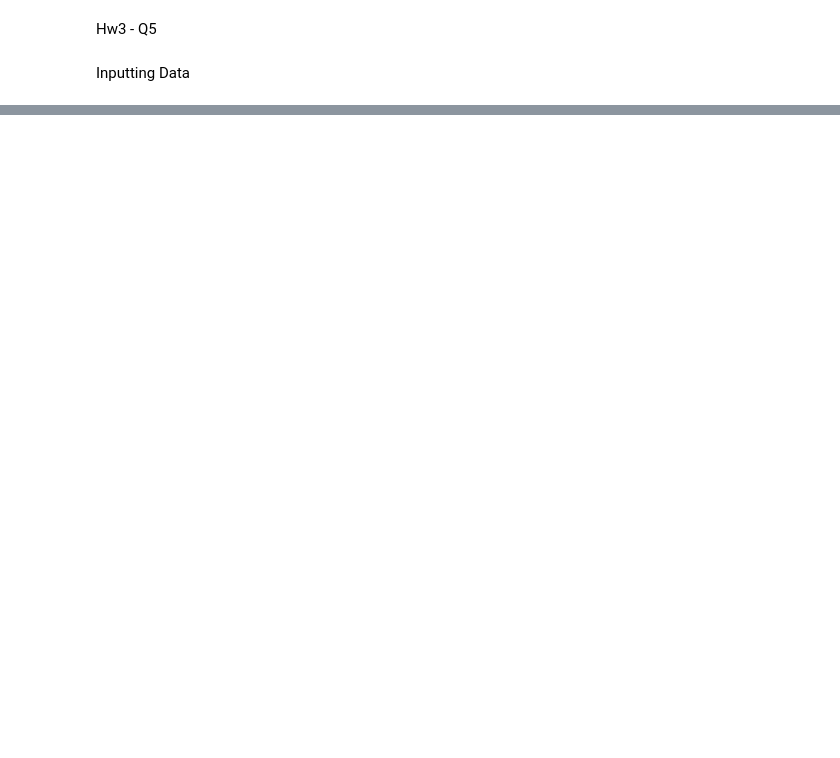
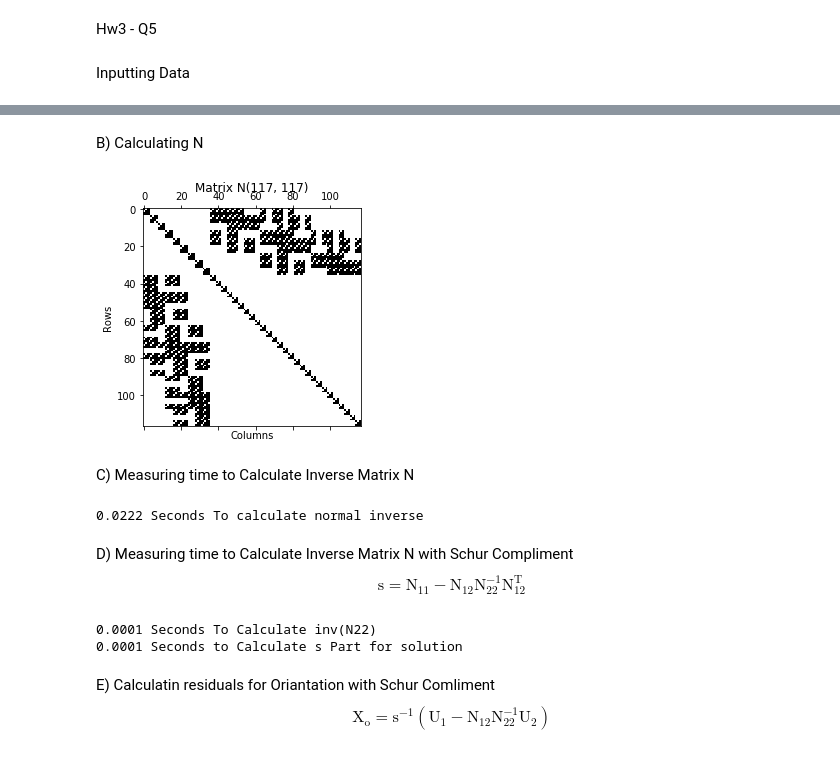
Before and after one commit to WOKNz/Photogrametry-HW3-Q5, a Jupyter notebook: Q5.ipynb, the cells around one changed output, grey strips where cells are left out. Drawn from its saved outputs; the diff is of its cells as text; code cells hidden in the pictures; blank space fills up the shorter version.

```diff
--- a/Q5.ipynb
+++ b/Q5.ipynb
@@ -53,0 +220,52 @@ Approximate External Rotation for each picture
+# %% [markdown]
+B) Calculating N
+# %%
+N = np.dot(A.T,A)
+fig3 = pyplot.spy(N)
+pyplot.title('Matrix N'+str(N.shape))
+pyplot.xlabel('Columns')
+pyplot.ylabel('Rows')
+fig3.autoscale()
+pyplot.savefig('Nmat.png', dpi=600)
+# %% [output]
+[figure, added]
+# %% [markdown]
+C) Measuring time to Calculate Inverse Matrix N
+# %%
+import datetime
+start = datetime.datetime.now()
+N_inv = np.linalg.inv(N)
+end = datetime.datetime.now()
+delta_t = end-start
+print(np.round(delta_t.microseconds*0.0000001,4),'Seconds To calculate normal inverse')
+# %% [output]
+0.0222 Seconds To calculate normal inverse
+# %% [markdown]
+D) Measuring time to Calculate Inverse Matrix N with Schur Compliment
+$$\text{s}=\text{N}_{11}-\text{N}_{12}\text{N}_{22}^{-1}\text{N}_{12}^{\text{T}}$$
+# %%
+N11 = N[:36,:36]
+N22 = N[36:,36:]
+N12 = N[:36,36:]
+N21 = N[36:,:36]
+
+start = datetime.datetime.now()
+N22_inv = np.linalg.inv(N22)
+end = datetime.datetime.now()
+delta_t = end-start
+print(np.round((delta_t/100).microseconds*0.0000001,4),'Seconds To Calculate inv(N22)')
+
+s = N11-np.dot(np.dot(N12,N22_inv),N21)
+
+start2 = datetime.datetime.now()
+s_inv = np.linalg.inv(s)
+end2 = datetime.datetime.now()
+delta_t2 = end2-start2
+
+print(np.round(delta_t2.microseconds*0.0000001,4),'Seconds to Calculate s Part for solution')
+# %% [output]
+0.0001 Seconds To Calculate inv(N22)
+0.0001 Seconds to Calculate s Part for solution
+# %% [markdown]
+E) Calculatin residuals for Oriantation with Schur Comliment
+$$\text{X}_{\text{o}}=\text{s}^{-1}\left( \text{U}_1-\text{N}_{12}\text{N}_{22}^{-1}\text{U}_2 \right) $$
```
Also changed, not shown: parts of 12 cells of this notebook, 19 other files.
